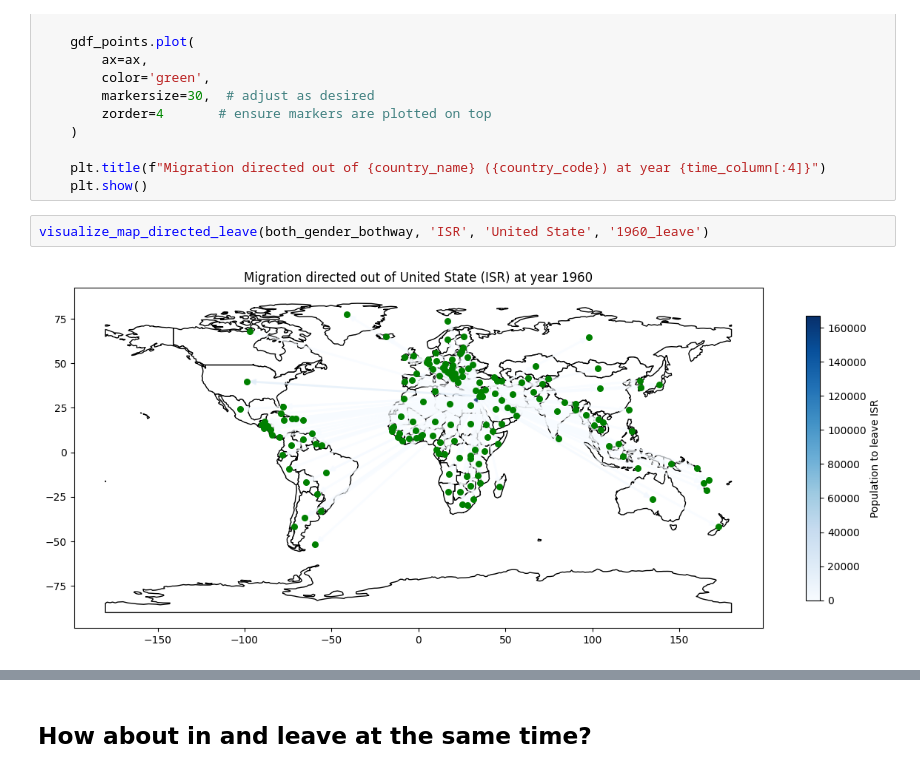
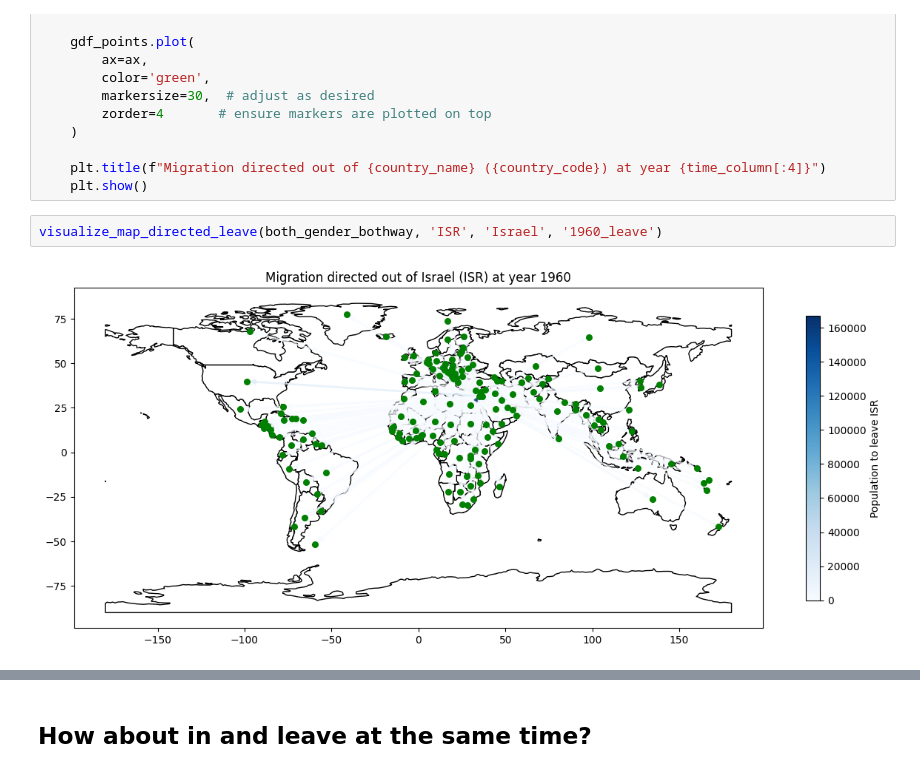
Before and after one commit to moonish1211/human_migration, a Jupyter notebook: visualization.ipynb, the cells around one changed output, grey strips where cells are left out. Drawn from its saved outputs; the diff is of its cells as text.

```diff
--- a/visualization.ipynb
+++ b/visualization.ipynb
@@ -708,6 +562,6 @@ def visualize_map_directed_leave(original_df, country_code, country_name,time_co
     plt.title(f"Migration directed out of {country_name} ({country_code}) at year {time_column[:4]}")
     plt.show()
 # %%
-visualize_map_directed_leave(both_gender_bothway, 'ISR', 'United State', '1960_leave')
+visualize_map_directed_leave(both_gender_bothway, 'ISR', 'Israel', '1960_leave')
 # %% [output]
-[figure, old version]
+[figure, new version]
```
Also changed, not shown: parts of 10 cells of this notebook.
